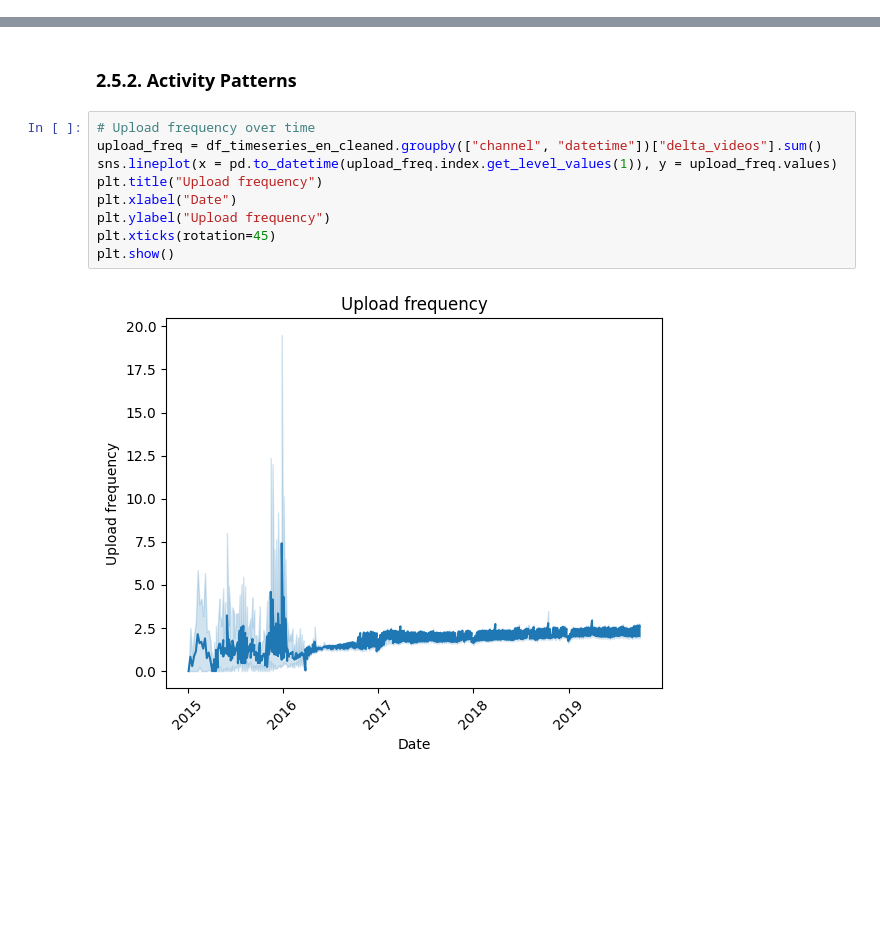
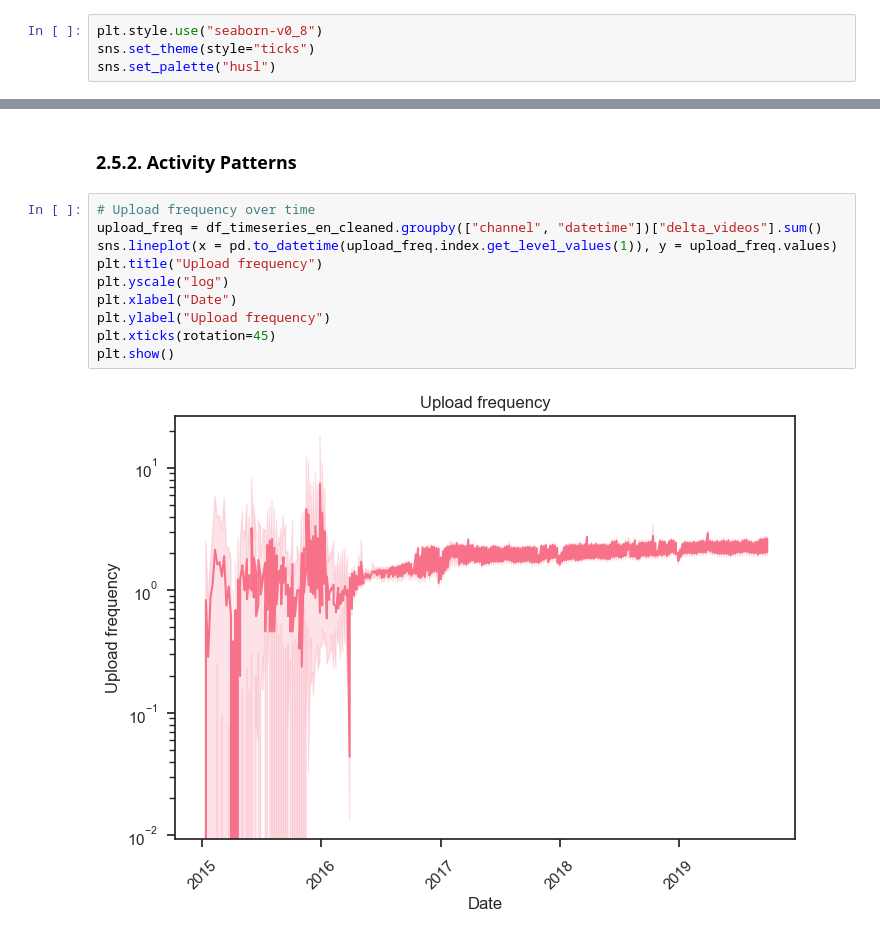
Before and after one commit to epfl-ada/ada-2024-project-panada, a Jupyter notebook: results.ipynb, the cells around one changed output, grey strips where cells are left out. Cells and saved outputs as stored; diff of their text form; blank space fills up the shorter version.

Commit message:
Additional plots

```diff
--- a/results.ipynb
+++ b/results.ipynb
@@ -635,0 +472,4 @@ dtype: float64
+# %%
+plt.style.use("seaborn-v0_8")
+sns.set_theme(style="ticks")
+sns.set_palette("husl")
@@ -1011,14 +938,15 @@ plt.show()
 # %%
 # Upload frequency over time
 upload_freq = df_timeseries_en_cleaned.groupby(["channel", "datetime"])["delta_videos"].sum()
 sns.lineplot(x = pd.to_datetime(upload_freq.index.get_level_values(1)), y = upload_freq.values)
 plt.title("Upload frequency")
+plt.yscale("log")
 plt.xlabel("Date")
 plt.ylabel("Upload frequency")
 plt.xticks(rotation=45)
 plt.show()
 # %% [output]
-[figure, old version]
+[figure, new version]
 # %%
 # Category evolution (number of channels per category over time)
 plt.figure(figsize=(14, 8))
```
Also changed, not shown: parts of 53 cells of this notebook.
